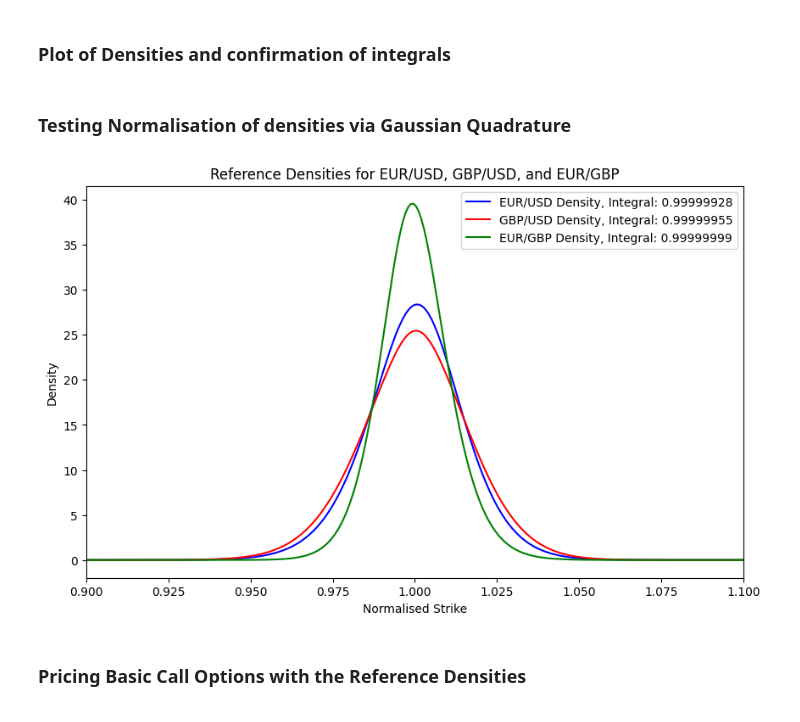
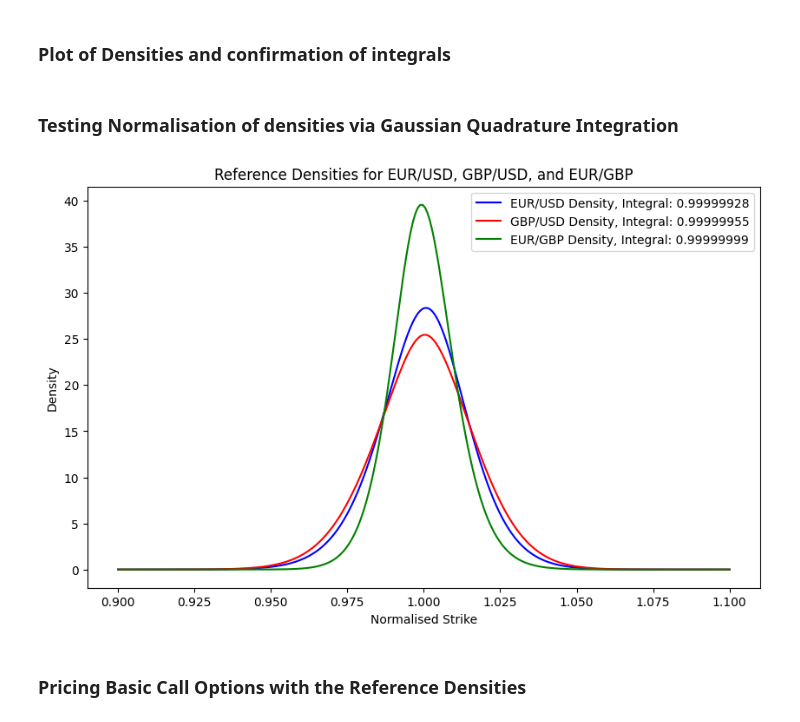
Before and after one commit to AustinQuant/DenseSmiles, a Jupyter notebook: NumericalDemo.ipynb, the cells around one changed output. Drawn from its saved outputs; the diff is of its cells as text; code cells hidden in the pictures.

```diff
--- a/part2.ipynb
+++ b/NumericalDemo.ipynb
@@ -184,25 +112,14 @@ svisig=
 # %% [markdown]
 ### B-L Function implementation
 # %%
-def SVIDensity(K_norm,params):
-    a=params[0];b=params[1];sigma=params[2];rho=params[3];m=params[4];
-    k=np.log(K_norm)
-    V=a + b*(rho*(k - m) + np.sqrt((k - m)**2 + sigma**2))
-    V1=b*(rho + (k-m)/np.sqrt((m - k)**2 + sigma**2))
-    V2=b*sigma**2/(m**2 - 2*m*k + k**2 + sigma**2)**1.5
-    tmp=-np.exp(-(4*k**2 + V**2)/(8*V))
-    tmp2=-4*k**2*V1**2 +4*V*V1*(4*k +V1) +  V**2*(V1**2 -8*(2 + V2))
-    tmp3=16*K_norm**1.5*np.sqrt(2*math.pi)*V**2.5
-    return tmp*tmp2/tmp3
-
 #Construction of the reference densities from the SVI curves for X,Y,Z
 def mu_X(xvar):
-    return SVIDensity(xvar,Xopt.x)
+    return svi_lib.SVIDensity(xvar,Xopt.x)
 def mu_Y(yvar):
-    return SVIDensity(yvar,Yopt.x)
+    return svi_lib.SVIDensity(yvar,Yopt.x)
 def mu_Z(zvar):
-    return SVIDensity(zvar,Zopt.x)
+    return svi_lib.SVIDensity(zvar,Zopt.x)
 # %% [markdown]
 ### Plot of Densities and confirmation of integrals
 # %% [markdown]
-### Testing Normalisation of densities via Gaussian Quadrature
+### Testing Normalisation of densities via Gaussian Quadrature Integration
@@ -209,29 +134,25 @@ def mu_Z(zvar):
 # %%
-quadPoints = 400
-[u, w] = np.polynomial.legendre.leggauss(quadPoints)
-a = 0.9
-b = 1.1
-quadgrid = 0.5*(b-a)*u + 0.5*(a+b)
-quadweights = 0.5*(b-a)*w
 
-integral_X = np.sum(mu_X(quadgrid) * quadweights)
-integral_Y = np.sum(mu_Y(quadgrid) * quadweights)
-integral_Z = np.sum(mu_Z(quadgrid) * quadweights)
+def demo_BL_density(quadgrid,quadweights,mu_X,mu_Y,mu_Z):
+    #plot mu_X. Y  Z densities with integral values of annotated
+    integral_X = np.sum(mu_X(quadgrid) * quadweights)
+    integral_Y = np.sum(mu_Y(quadgrid) * quadweights)
+    integral_Z = np.sum(mu_Z(quadgrid) * quadweights)
+    fig, ax = plt.subplots(figsize=(10, 6))
+    ax.plot(quadgrid, mu_X(quadgrid), label='EUR/USD Density, Integral: '+str(round(integral_X,8)), color='blue')
+    ax.plot(quadgrid, mu_Y(quadgrid), label='GBP/USD Density, Integral: '+str(round(integral_Y,8)), color='red')
+    ax.plot(quadgrid, mu_Z(quadgrid), label='EUR/GBP Density, Integral: '+str(round(integral_Z,8)), color='green')
 
-#plot mu_X. Y  Z densities with integral values of annotated
-fig, ax = plt.subplots(figsize=(10, 6))
-ax.plot(quadgrid, mu_X(quadgrid), label='EUR/USD Density, Integral: '+str(round(integral_X,8)), color='blue')
-ax.plot(quadgrid, mu_Y(quadgrid), label='GBP/USD Density, Integral: '+str(round(integral_Y,8)), color='red')
-ax.plot(quadgrid, mu_Z(quadgrid), label='EUR/GBP Density, Integral: '+str(round(integral_Z,8)), color='green')
+    ax.set_title('Reference Densities for EUR/USD, GBP/USD, and EUR/GBP')
+    ax.set_xlabel('Normalised Strike')
+    ax.set_ylabel('Density')
+    ax.legend()
+    plt.show()
+    return
 
-ax.set_xlim(0.9, 1.1)
-ax.set_title('Reference Densities for EUR/USD, GBP/USD, and EUR/GBP')
-ax.set_xlabel('Normalised Strike')
-ax.set_ylabel('Density')
-ax.legend()
-plt.show()
+demo_BL_density(quadgrid,quadweights,mu_X,mu_Y,mu_Z)
 # %% [output]
-[figure, old version]
+[figure, new version]
 # %% [markdown]
 ### Pricing Basic Call Options with the Reference Densities
 # %% [markdown]
```
Also changed, not shown: parts of 14 cells of this notebook, 3 other files.
